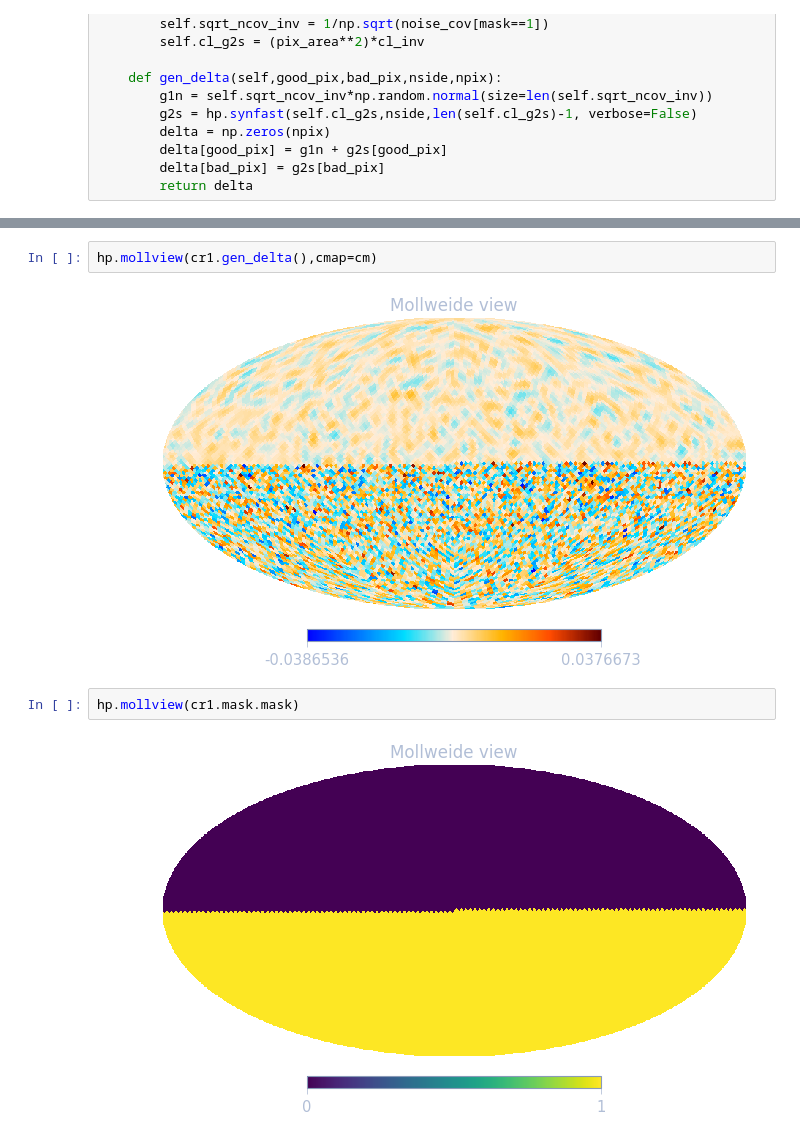
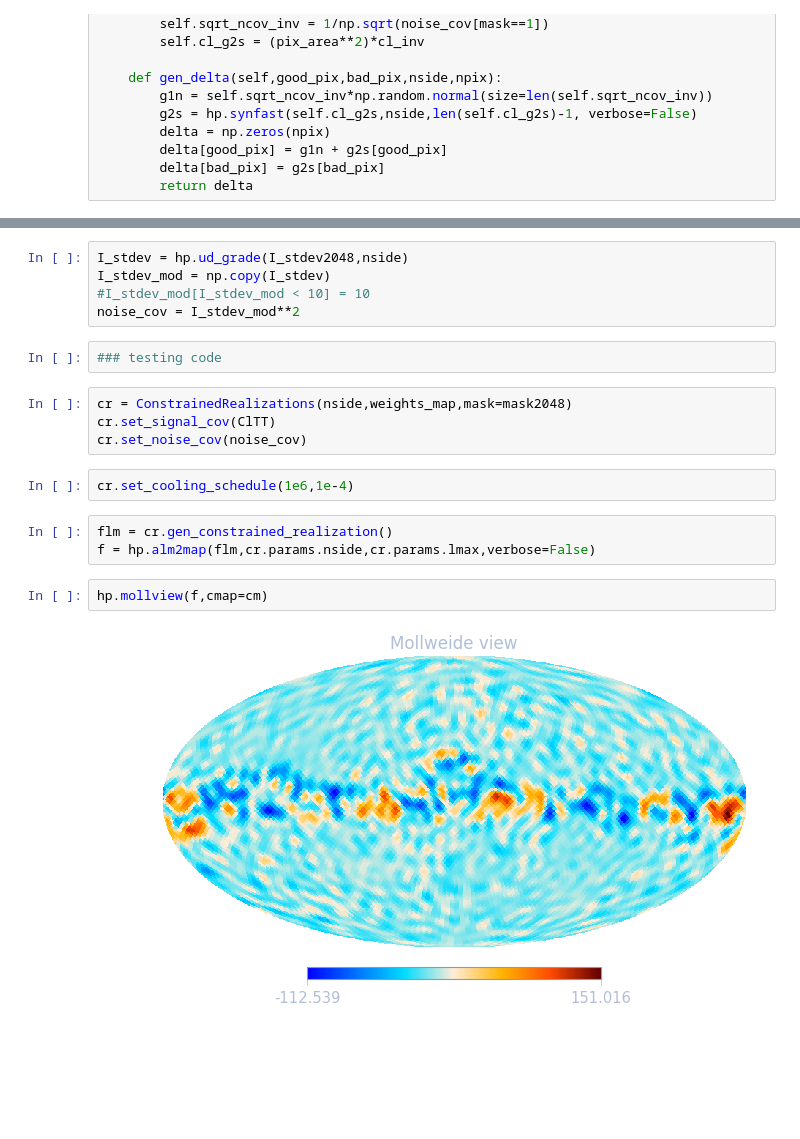
Before and after one commit to modw/constrained-realizations, a Jupyter notebook: Setting up the Constrained Realizations classes.ipynb, the cells around one changed output, grey strips where cells are left out. Drawn from its saved outputs; the diff is of its cells as text; blank space fills up the shorter version.

Commit message:
Finished class set-up; ready for realist testing in ipynb

```diff
--- a/Setting up the Constrained Realizations classes.ipynb
+++ b/Setting up the Constrained Realizations classes.ipynb
@@ -213,8 +233,20 @@ cr1.set_delta()
+# %%
+I_stdev = hp.ud_grade(I_stdev2048,nside)
+I_stdev_mod = np.copy(I_stdev)
+#I_stdev_mod[I_stdev_mod < 10] = 10
+noise_cov = I_stdev_mod**2
+# %%
+### testing code
+# %%
+cr = ConstrainedRealizations(nside,weights_map,mask=mask2048)
+cr.set_signal_cov(ClTT)
+cr.set_noise_cov(noise_cov)
+# %%
+cr.set_cooling_schedule(1e6,1e-4)
+# %%
+flm = cr.gen_constrained_realization()
+f = hp.alm2map(flm,cr.params.nside,cr.params.lmax,verbose=False)
 # %%
-hp.mollview(cr1.gen_delta(),cmap=cm)
+hp.mollview(f,cmap=cm)
 # %% [output]
-[figure, old version]
+[figure, new version]
-# %%
-hp.mollview(cr1.mask.mask)
-# %% [output]
-[figure, removed]
```
Also changed, not shown: parts of 9 cells of this notebook.
